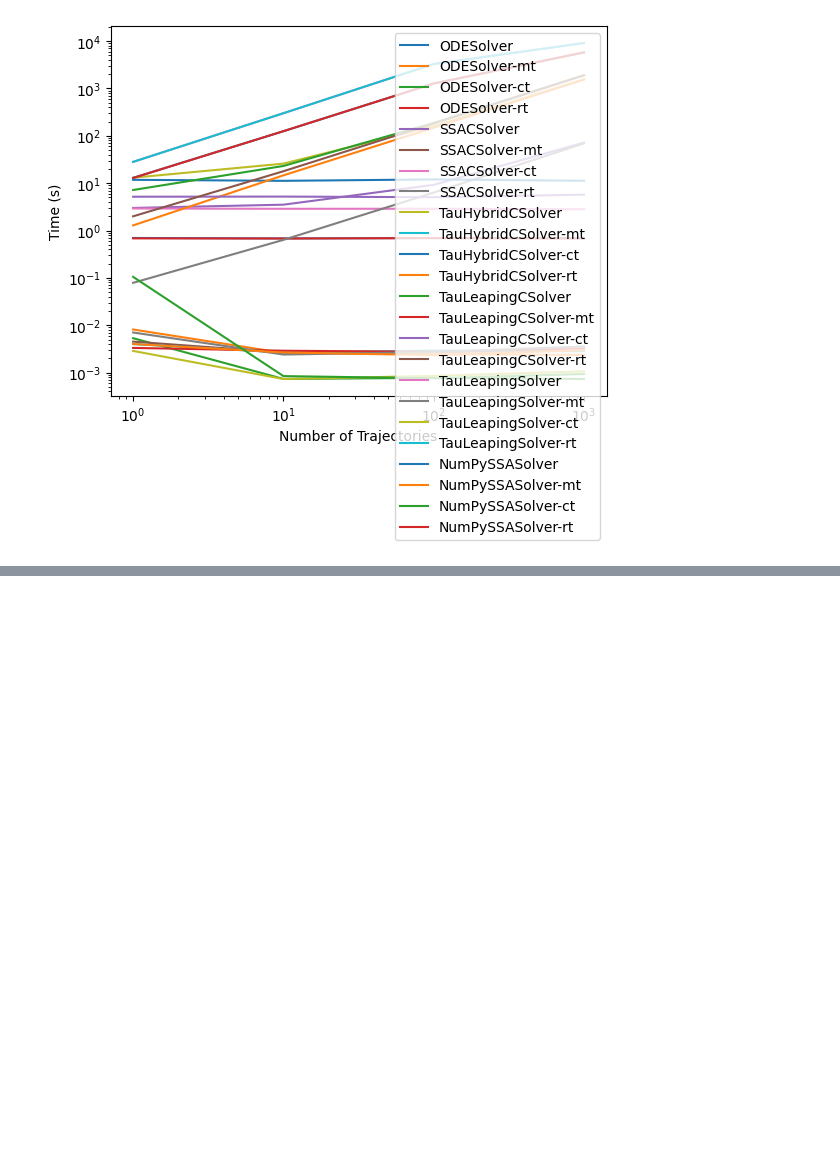
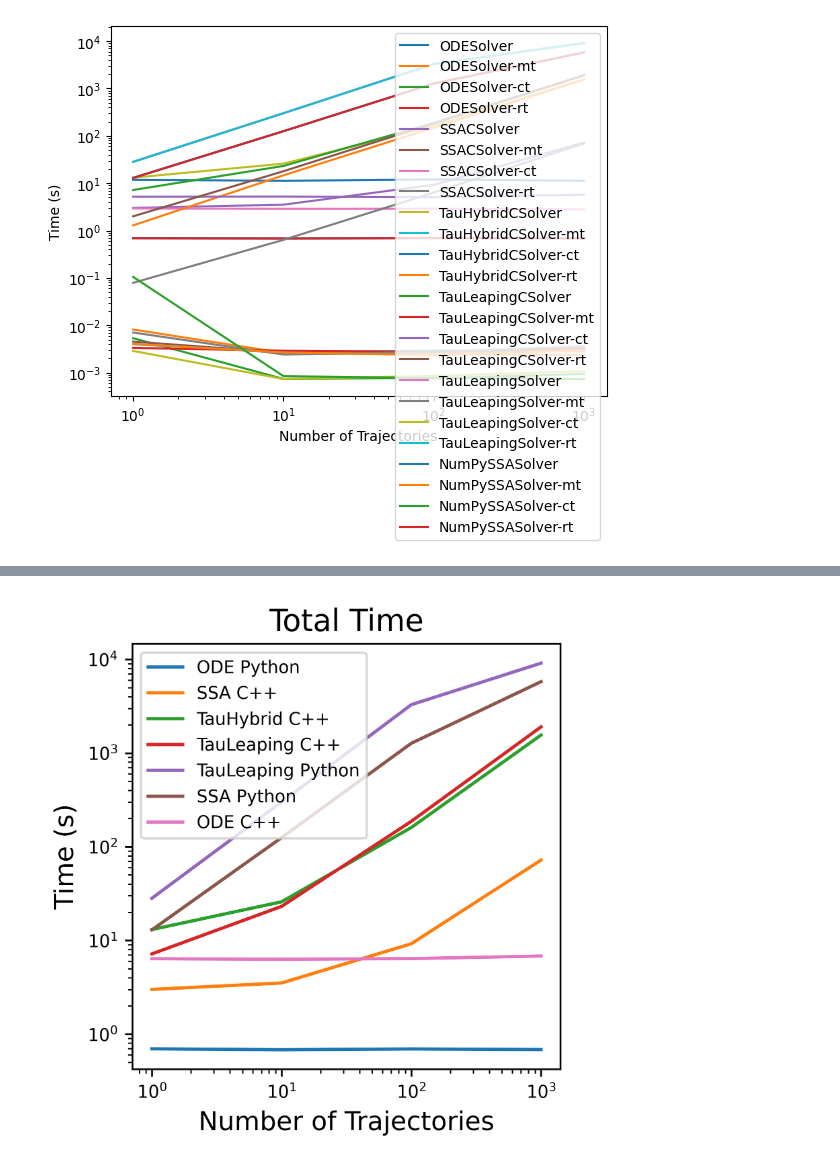
Before and after one commit to GillesPy2/GillesPy2_paper, a Jupyter notebook: performance/Vilar_Oscillator.ipynb, the cells around one changed output, grey strips where cells are left out. Saved outputs shown, nothing was run; the diff lists cells and outputs as text; code cells hidden in the pictures; blank space fills up the shorter version.

Commit message:
Vilar performance figure

```diff
--- a/performance/Vilar_Oscillator.ipynb
+++ b/performance/Vilar_Oscillator.ipynb
@@ -287,0 +384,4 @@ for ky in ['mt','ct','rt','tt']:
+# %%
+plot_timing_dataPROD('tt')
+# %% [output]
+[figure, added]
```
Also changed, not shown: parts of 11 cells of this notebook, 4 other files.
